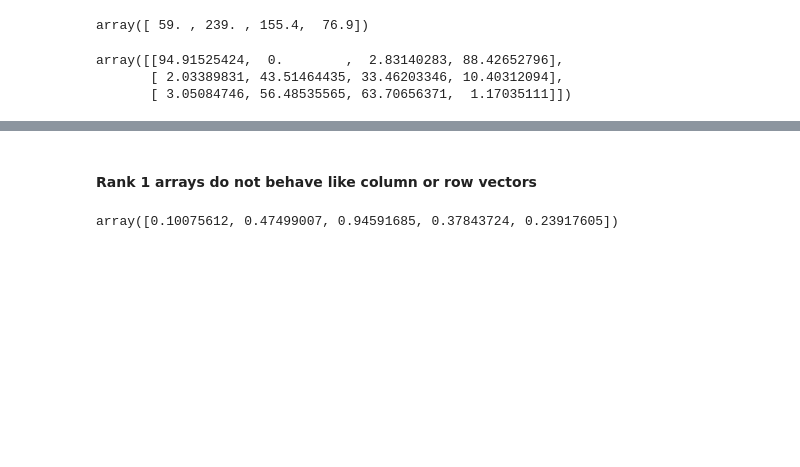
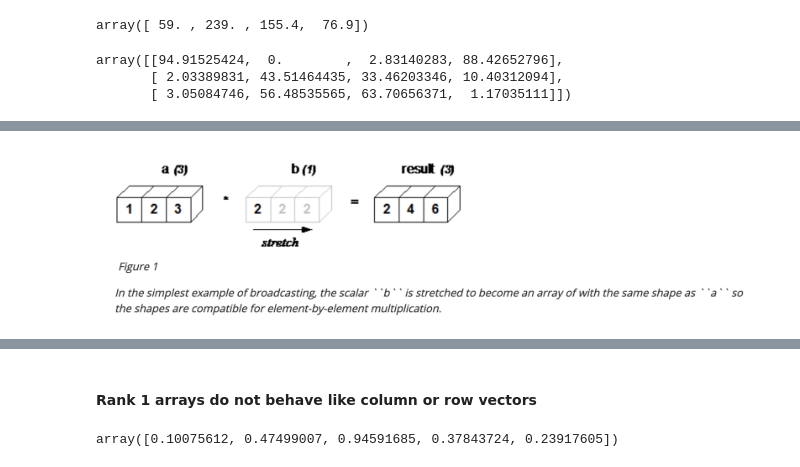
Before and after one commit to georgezoto/Neural-Networks-and-Deep-Learning, a Jupyter notebook: Logistic Regression as a Neural Network/Python_and_Vectorization.ipynb, the cells around one changed output, grey strips where cells are left out. Cells and saved outputs as stored; diff of their text form; code cells hidden in the pictures; blank space fills up the shorter version.

```diff
--- a/Logistic Regression as a Neural Network/Python_and_Vectorization.ipynb
+++ b/Logistic Regression as a Neural Network/Python_and_Vectorization.ipynb
@@ -74,0 +82,4 @@ array([[94.91525424,  0.        ,  2.83140283, 88.42652796],
+# %%
+Image('Broadcasting 2.png', width=800)
+# %% [output]
+[figure, added]
```
Also changed, not shown: parts of 13 cells of this notebook.
